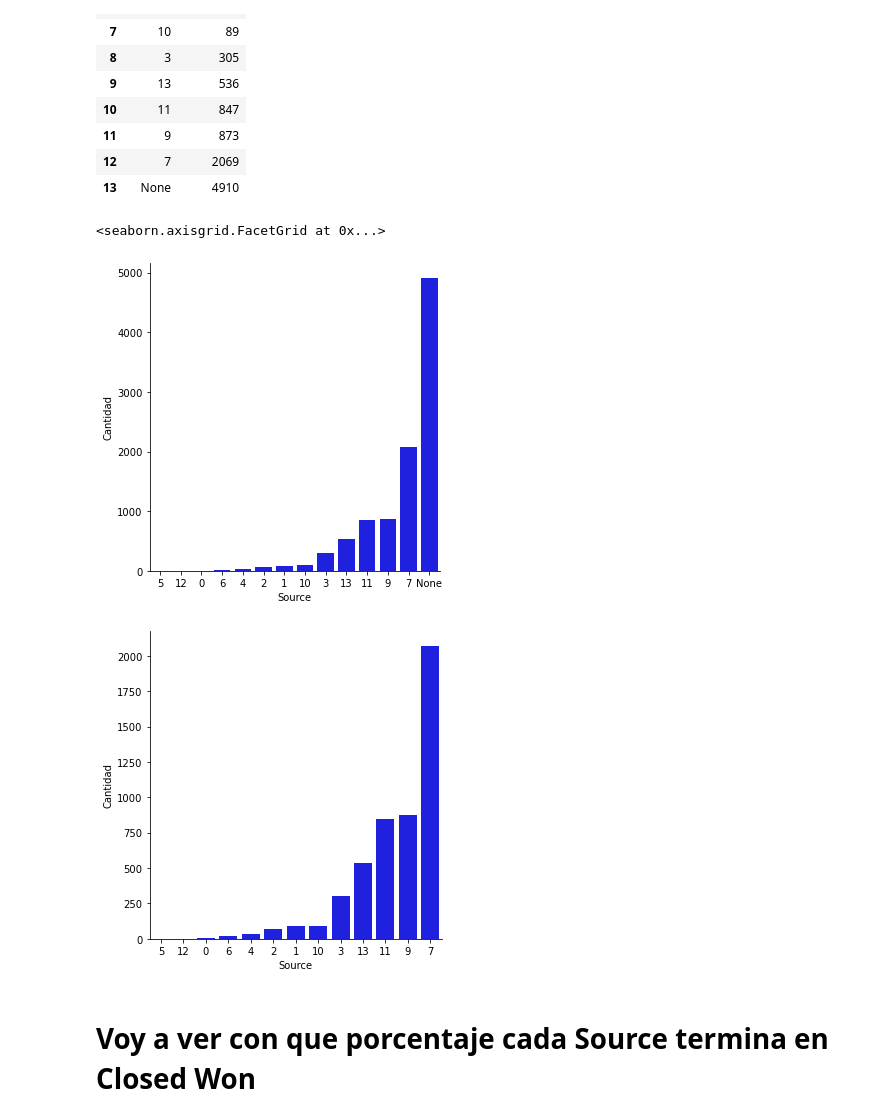
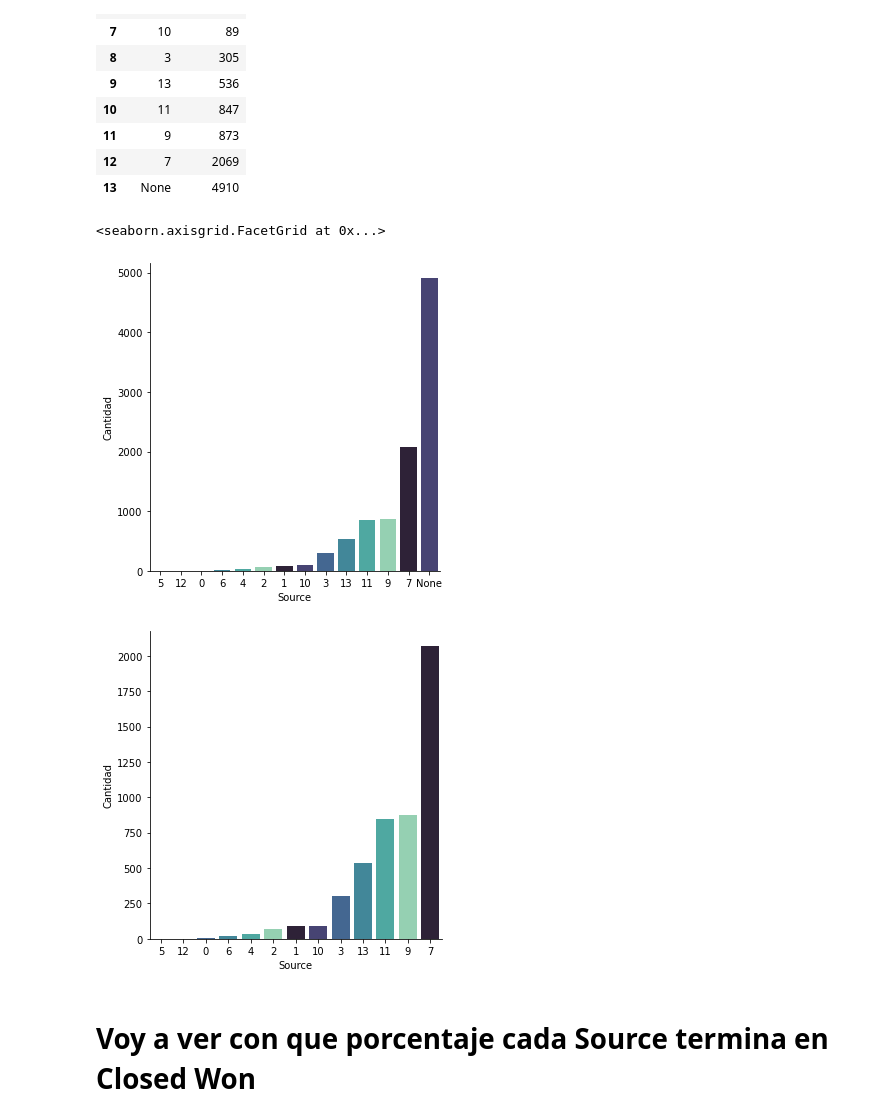
Before and after one commit to RiedelNicolas/75.06-2C2020-TP1, a Jupyter notebook: Source Analysis.ipynb, the cells around one changed output. Cells and saved outputs as stored; diff of their text form; code cells hidden in the pictures.

```diff
--- a/Source Analysis.ipynb
+++ b/Source Analysis.ipynb
@@ -30,13 +30,15 @@ sources
 | 12 | 7 | 2069 |
 | 13 | None | 4910 |
 # %%
-sns.catplot(y="Cantidad", x="Source",data=sources,kind="bar",color="blue") #Cuantas veces aparece cada fuente
+sns.catplot(y="Cantidad", x="Source",data=sources,kind="bar",color="blue"\
+           ,palette=sns.color_palette("mako")) #Cuantas veces aparece cada fuente
 sources.drop(axis=0, labels=13, inplace=True)
-sns.catplot(y="Cantidad", x="Source",data=sources,kind="bar",color="blue",order=sources["Source"]) #Cuantas veces aparece cada fuente sin contar None
+sns.catplot(y="Cantidad", x="Source",data=sources,kind="bar",color="blue",order=sources["Source"]\
+           ,palette=sns.color_palette("mako")) #Cuantas veces aparece cada fuente sin contar None
 # %% [output]
 <seaborn.axisgrid.FacetGrid at 0x...>
-[figure, old version]
+[figure, new version]
-[figure, old version]
+[figure, new version]
 # %% [markdown]
 # Voy a ver con que porcentaje cada Source termina en Closed Won
 # %%
```
Also changed, not shown: parts of 5 cells of this notebook.
